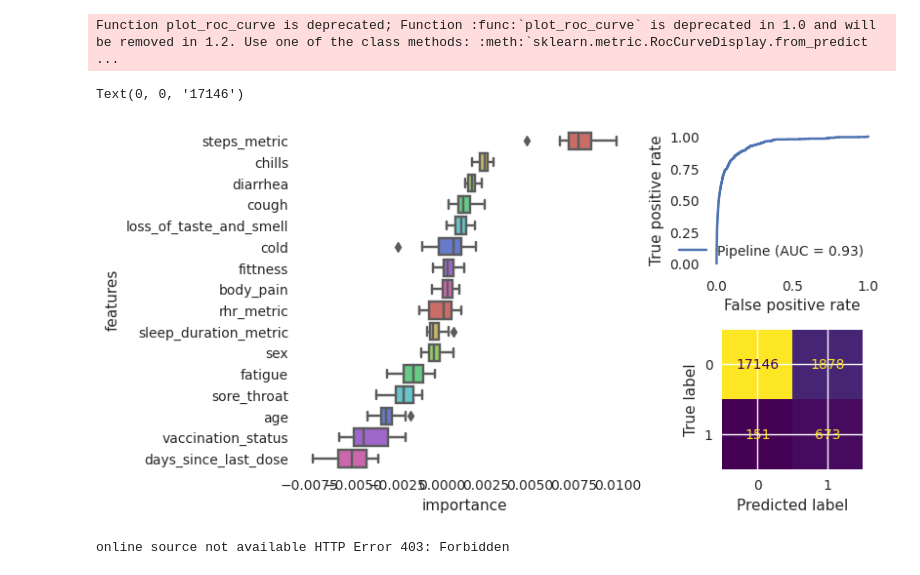
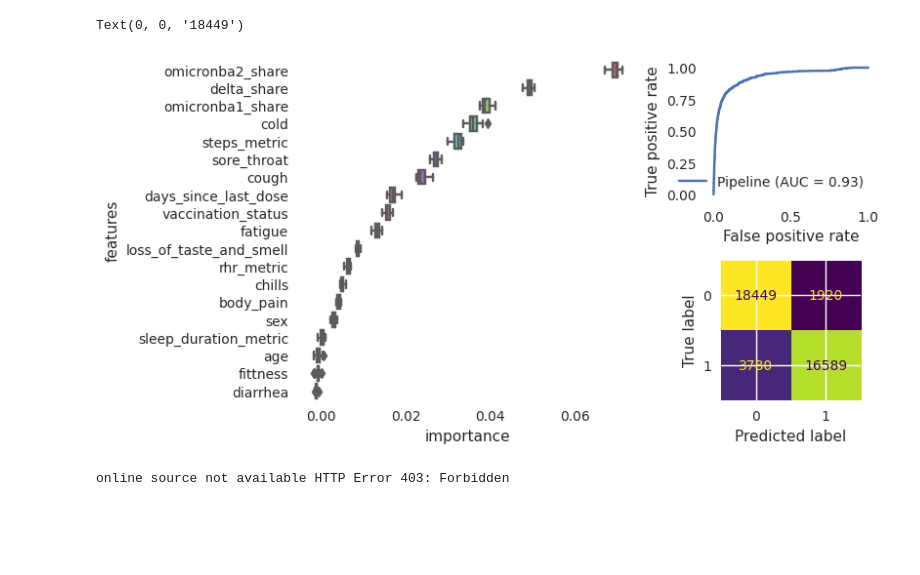
Before and after one commit to jakobkolb/ml-covid-nowcasting, a Jupyter notebook: Detection model (logistic regression)/Detection model (Logistic regression).ipynb, the cells around one changed output. Saved outputs shown, nothing was run; the diff lists cells and outputs as text; code cells hidden in the pictures; blank space fills up the shorter version.

Commit message:
Use share of virus variants as variables.

```diff
--- a/Detection model (logistic regression)/Detection model (Logistic regression).ipynb
+++ b/Detection model (logistic regression)/Detection model (Logistic regression).ipynb
@@ -55,18 +97,23 @@ lr_clf = make_pipeline_with_sampler(
 def train_model(features: List[str], target: str, data: pd.DataFrame, random_state=42):
 
     for feature in features:
-        assert feature in data.columns.values
+        try:
+            assert feature in data.columns.values
+        except AssertionError as err:
+            print(feature)
+            raise err
 
     assert target in data.columns.values
 
-    # cleaned_data = data.dropna(axis=0, subset=features + [target])
+    working_data = data.dropna(axis=0, subset=features + [target])
+    # working_data = data
 
     gsp = GroupShuffleSplit(test_size=.33, n_splits=1, random_state=random_state)
-    split = gsp.split(data, groups=data['user_id'])
+    split = gsp.split(working_data, groups=working_data['user_id'])
     train, test = next(split)
 
-    training_data = data.iloc[train]
-    testing_data = data.iloc[test]
+    training_data = working_data.iloc[train]
+    testing_data = working_data.iloc[test]
 
     X = training_data[features]
     y = training_data[target].astype(int)
@@ -79,35 +126,37 @@ def train_model(features: List[str], target: str, data: pd.DataFrame, random_sta
 # %%
 from analysis_plots import plot_analysis
 
 feature_names = [
     "rhr_metric",
     "steps_metric",
     "sleep_duration_metric",
     "days_since_last_dose",
     "vaccination_status",
     "fittness",
     "sex",
     "age",
     "chills",
     "body_pain",
     "loss_of_taste_and_smell",
     "fatigue",
     "cough",
     "cold",
     "diarrhea",
     "sore_throat",
+    'omicronba1_share',
+    'omicronba2_share',
+    'delta_share'
 ]
 target = 'test_result'
 
 pipeline, X_test, y_test, _ = train_model(feature_names, target, cleaned_feature_data)
 
 fig = plot_analysis(pipeline, X_test, y_test, feature_names, 0.5)
 
 fig.savefig('model_metrics.png', dpi=300)
 # %% [output]
-Function plot_roc_curve is deprecated; Function :func:`plot_roc_curve` is deprecated in 1.0 and will be removed in 1.2. Use one of the class methods: :meth:`sklearn.metric.RocCurveDisplay.from_predict ...
+Text(0, 0, '18449')
-Text(0, 0, '17146')
-[figure, old version]
+[figure, new version]
 # %%
 import os
 from datetime import datetime
```
Also changed, not shown: parts of 3 cells of this notebook, 7 other files.
